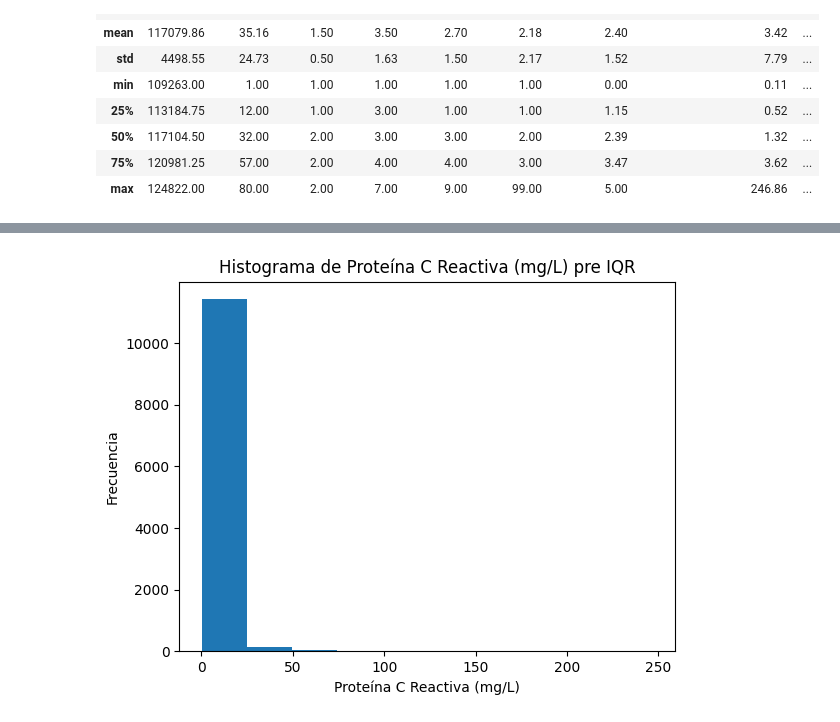
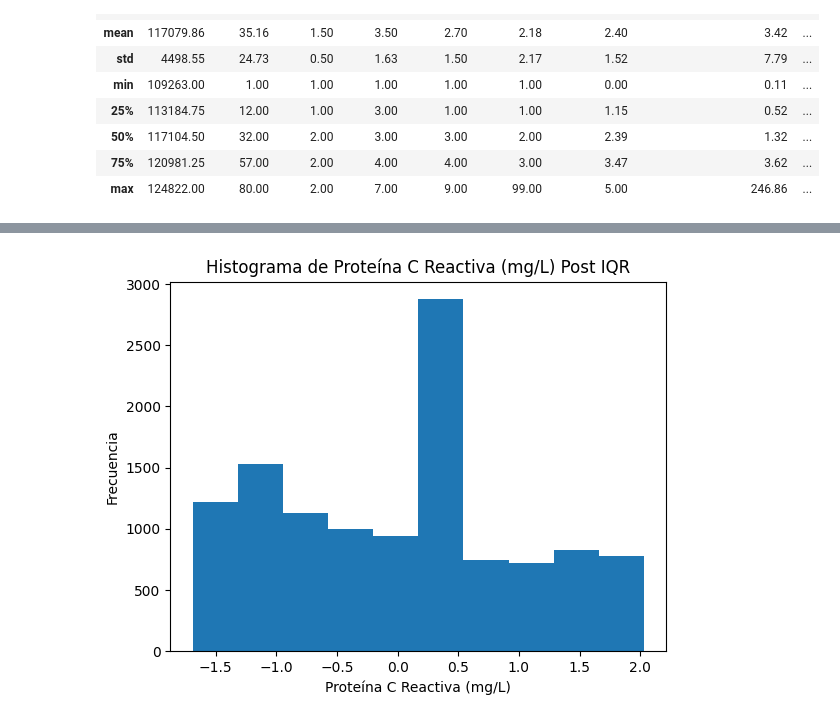
Before and after one commit to Manjanans/nhanes, a Jupyter notebook: notebooks/Untitled.ipynb, the cells around one changed output, grey strips where cells are left out. Drawn from its saved outputs; the diff is of its cells as text; code cells hidden in the pictures.

```diff
--- a/notebooks/Untitled.ipynb
+++ b/notebooks/Untitled.ipynb
@@ -516,9 +631,9 @@ print(num_outliers)
 # %%
-plt.hist(consideracion_proteinaC["Proteína C Reactiva (mg/L)"])
-plt.title(f'Histograma de {"Proteína C Reactiva (mg/L)"} pre IQR')
+plt.hist(pro["Proteína C Reactiva (mg/L)"])
+plt.title(f'Histograma de {"Proteína C Reactiva (mg/L)"} Post IQR')
 plt.xlabel("Proteína C Reactiva (mg/L)")
 plt.ylabel('Frecuencia')
 plt.show()
 # %% [output]
 [interactive output not drawn]
-[figure, old version]
+[figure, new version]
```
Also changed, not shown: parts of 50 cells of this notebook.
